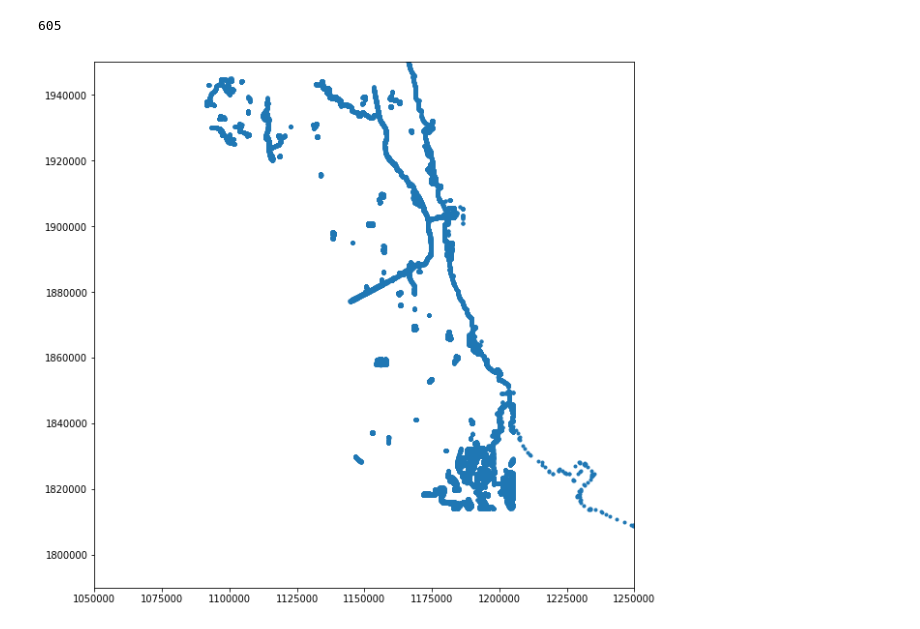
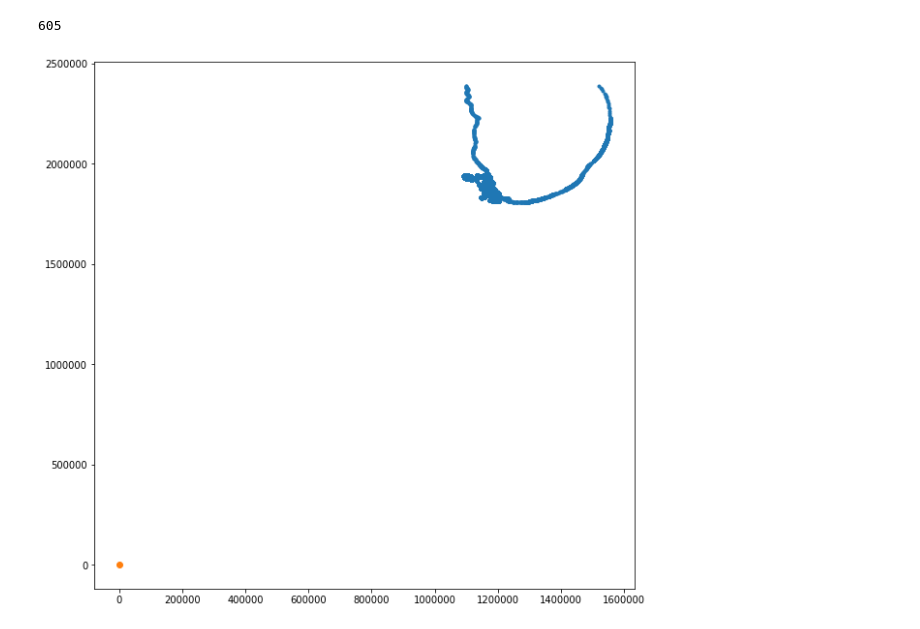
Before and after one commit to schubline/west_nile_virus_project, a Jupyter notebook: pyshp.ipynb, the cells around one changed output. Drawn from its saved outputs; the diff is of its cells as text; code cells hidden in the pictures.

```diff
--- a/pyshp.ipynb
+++ b/pyshp.ipynb
@@ -12,18 +16,19 @@ sf.numRecords
 # %%
 listx = []
 listy = []
 for sr in sf.shapeRecords():
     for xNew,yNew in sr.shape.points:
         listx.append(xNew)
         listy.append(yNew)
 
 plt.figure(figsize=(10,10))
 plt.plot(listx,listy, '.')
-plt.xlim((1050000, 1250000))
-plt.ylim((1790000, 1950000))
+plt.plot(0, 'o')
+# plt.xlim((1050000, 1250000))
+# plt.ylim((1790000, 1950000))
 plt.show()
 # %% [output]
-[figure, old version]
+[figure, new version]
 # %%
 list1 = []
 for i in range(100):
```
Also changed, not shown: parts of 15 cells of this notebook, 7 other files.
